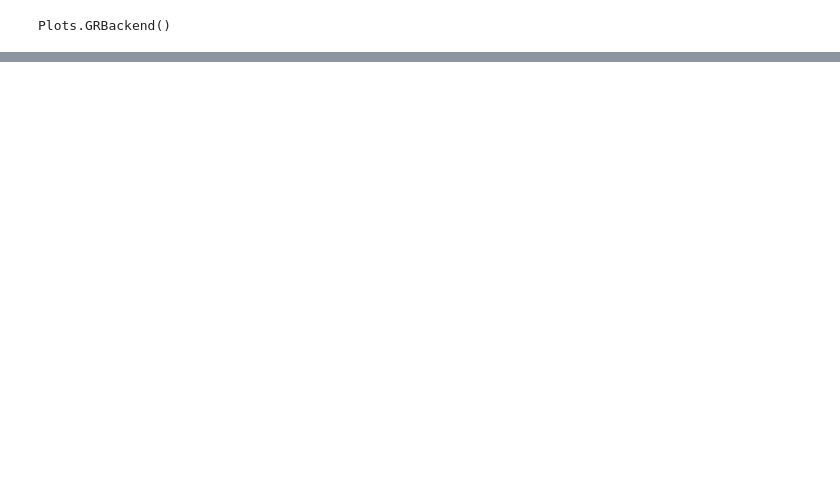
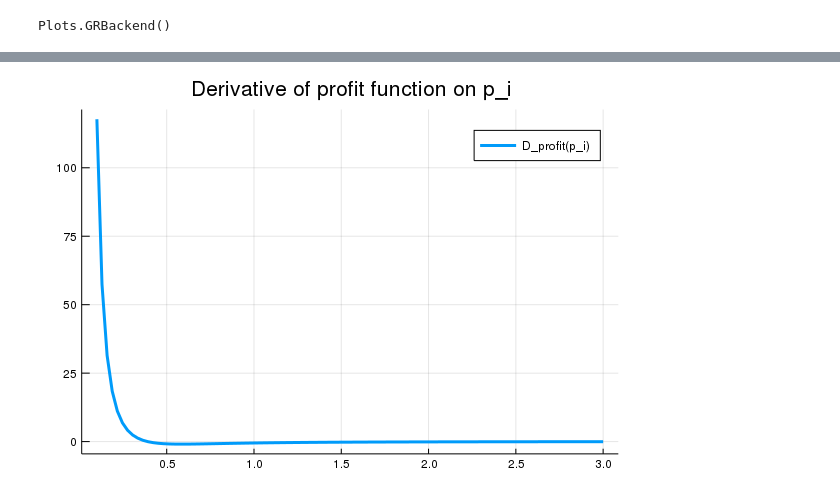
Before and after one commit to lnsongxf/Perla1.jl, a Jupyter notebook: demand-function-with-multiple-cohorts.ipynb, the cells around one changed output, grey strips where cells are left out. Saved outputs shown, nothing was run; the diff lists cells and outputs as text; code cells hidden in the pictures; blank space fills up the shorter version.

```diff
--- a/demand-function-with-multiple-cohorts.ipynb
+++ b/demand-function-with-multiple-cohorts.ipynb
@@ -53,0 +69,6 @@ plot(range(0.1,stop=3.0,length=100), p_i -> demand(p_i, b, p, f, params),
+# %%
+# plot the derivative of a profit function
+plot(range(0.1,stop=3.0,length=100), p_i -> derivative(p_i -> profit(p_i, b, p, f, params), p_i),
+    label = "D_profit(p_i)", lw = 3, title = "Derivative of profit function on p_i")
+# %% [output]
+[figure, added]
```
Also changed, not shown: parts of 8 cells of this notebook.
